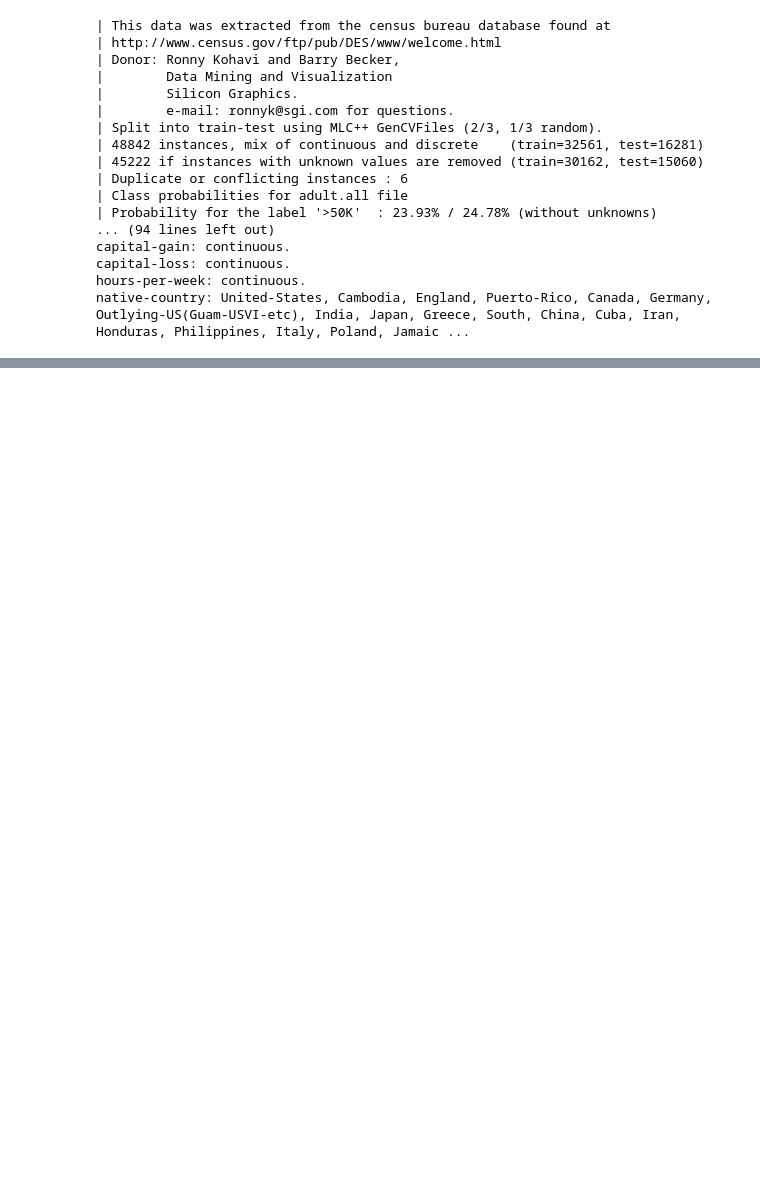
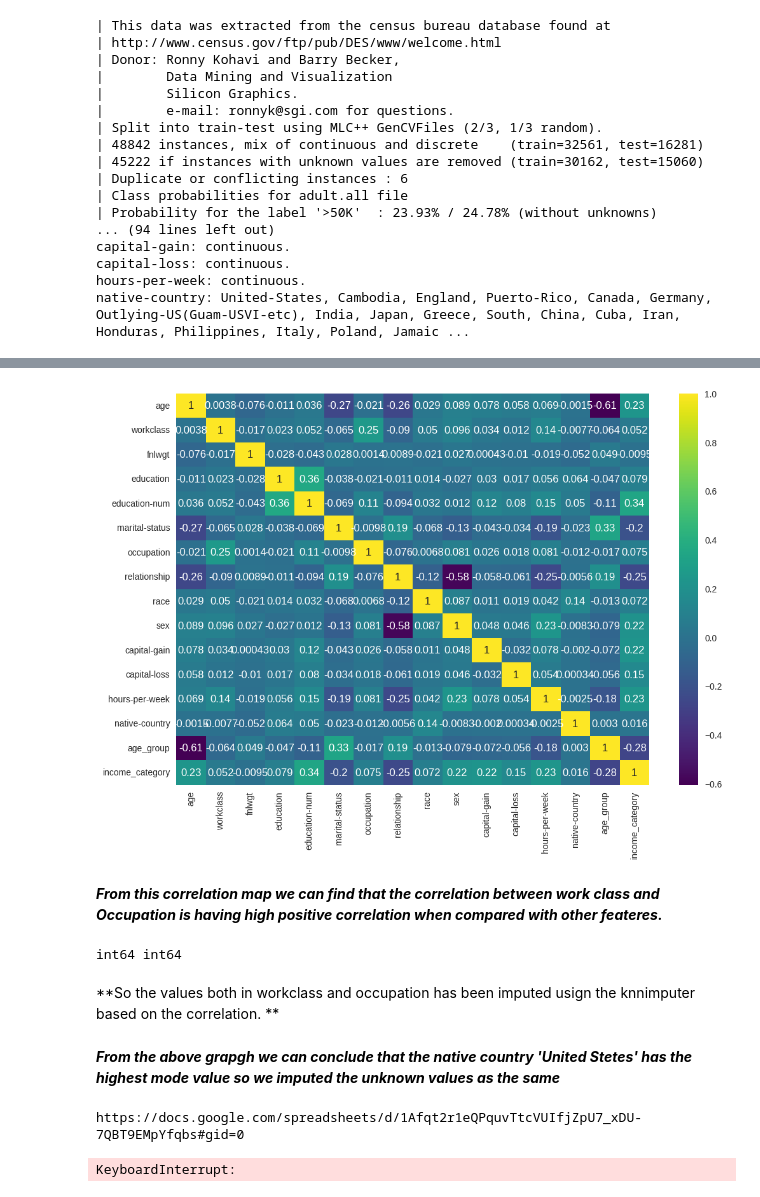
Before and after one commit to arunkarthik-periyaswamy/Adult-Census-Income, a Jupyter notebook: PERIYASWAMY_ARUNKARTHIK_50557719_CSE574.ipynb, the cells around one changed output, grey strips where cells are left out. Cells and saved outputs as stored; diff of their text form; code cells hidden in the pictures; blank space fills up the shorter version.

```diff
--- a/PERIYASWAMY_ARUNKARTHIK_50557719_CSE574.ipynb
+++ b/PERIYASWAMY_ARUNKARTHIK_50557719_CSE574.ipynb
@@ -69,0 +289,48 @@ native-country: United-States, Cambodia, England, Puerto-Rico, Canada, Germany,
+# %%
+from sklearn.preprocessing import LabelEncoder
+
+le = LabelEncoder()
+
+df['workclass'] = le.fit_transform(df['workclass'])
+
+df['education'] = le.fit_transform(df['education'])
+
+df['marital-status'] = le.fit_transform(df['marital-status'])
+
+df['relationship'] = le.fit_transform(df['relationship'])
+
+df['race'] = le.fit_transform(df['race'])
+
+df['sex'] = le.fit_transform(df['sex'])
+
+df['native-country'] = le.fit_transform(df['native-country'])
+
+df['age_group'] = le.fit_transform(df['age_group'])
+
+df['occupation'] = le.fit_transform(df['occupation'])
+# %%
+plt.figure(figsize=(12, 8))
+correlation_matrix = df.select_dtypes('int64').corr()
+sns.heatmap(correlation_matrix, annot=True, cmap="viridis", )
+plt.show()
+# %% [output]
+[figure, added]
+# %% [markdown]
+***From this correlation map we can find that the correlation between work class and Occupation is having high positive correlation when compared with other feateres.***
+# %%
+import pandas as pd
+from sklearn.impute import KNNImputer
+
+# Create a KNN imputer
+imputer = KNNImputer(n_neighbors=5)
+
+# Fit the imputer to the data
+print(df['occupation'].dtype, df['occupation'].dtype)
+imputed_data = imputer.fit_transform(df[['workclass', 'occupation']])
+
+# Replace missing values in the original DataFrame
+df[['workclass', 'occupation']] = imputed_data
+# %% [output]
+int64 int64
+# %% [markdown]
+**So the values both in workclass and occupation has been imputed usign the knnimputer based on the correlation. **
@@ -69,0 +339,8 @@ native-country: United-States, Cambodia, England, Puerto-Rico, Canada, Germany,
+# %% [markdown]
+***From the above grapgh we can conclude that the native country 'United Stetes' has the highest mode value so we imputed the unknown values as the same***
+# %%
+from google.colab import sheets
+sheet = sheets.InteractiveSheet(df=df)
+# %% [output]
+https://docs.google.com/spreadsheets/d/1Afqt2r1eQPquvTtcVUIfjZpU7_xDU-7QBT9EMpYfqbs#gid=0
+KeyboardInterrupt:
```
Also changed, not shown: parts of 42 cells of this notebook.
